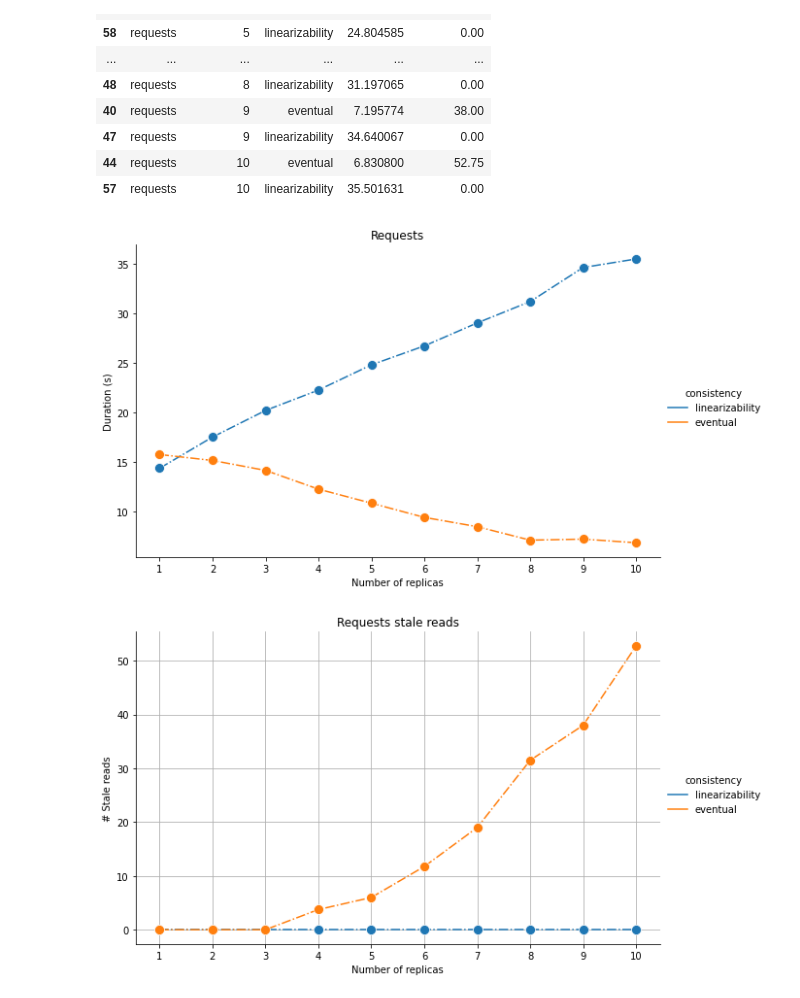
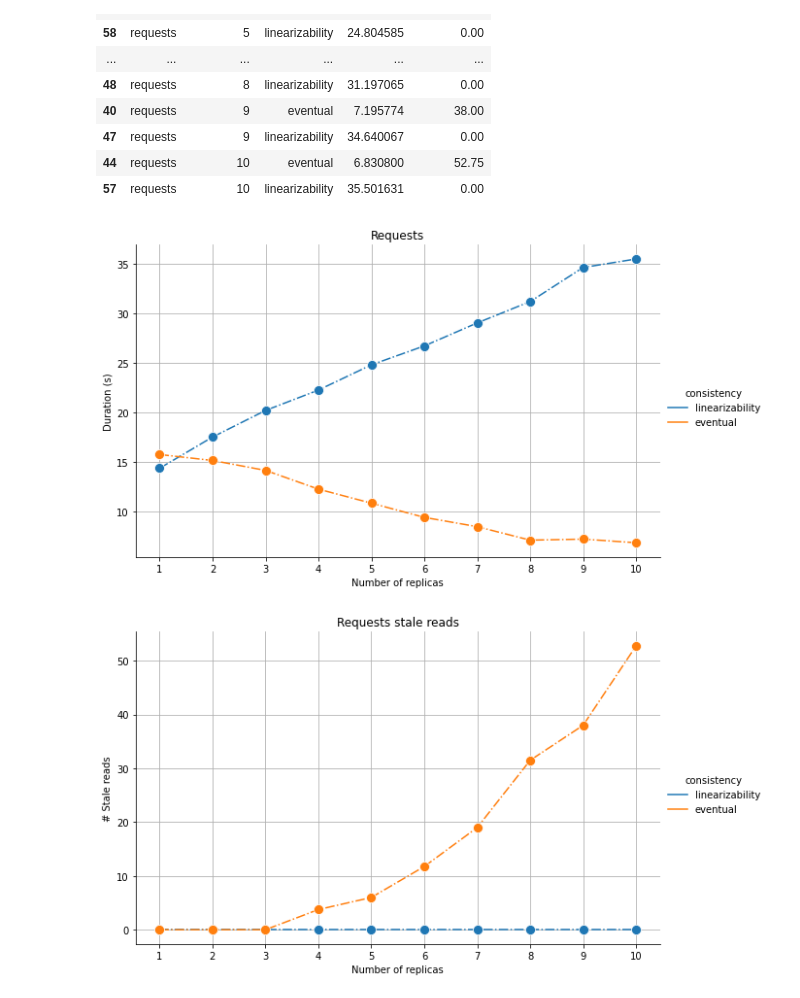
Before and after one commit to mstou/ToyChord, a Jupyter notebook: Analysis.ipynb, the cells around one changed output. Drawn from its saved outputs; the diff is of its cells as text; code cells hidden in the pictures.

Commit message:
Add grid to requests plot

```diff
--- a/Analysis.ipynb
+++ b/Analysis.ipynb
@@ -136,24 +136,25 @@ df_requests
 # %%
 sns.relplot(
     data = df_requests,
     x = 'n_replicas',
     y = 'duration',
     hue = 'consistency',
     kind = 'line',
     height = 5,
     aspect = 1.61803399,
     linestyle='-.',
     marker = 'o',
     markersize = 10,
 )
 plt.ylabel('Duration (s)')
 plt.xlabel('Number of replicas')
 plt.xticks(list(range(1, 11)))
 plt.title('Requests')
+plt.grid(True)
 plt.savefig('./test_results/plots/requests.png', bbox_inches="tight")
 plt.show()
 # %% [output]
-[figure, old version]
+[figure, new version]
 # %%
 sns.relplot(
     data = df_requests,
```
Also changed, not shown: 1 other file.
